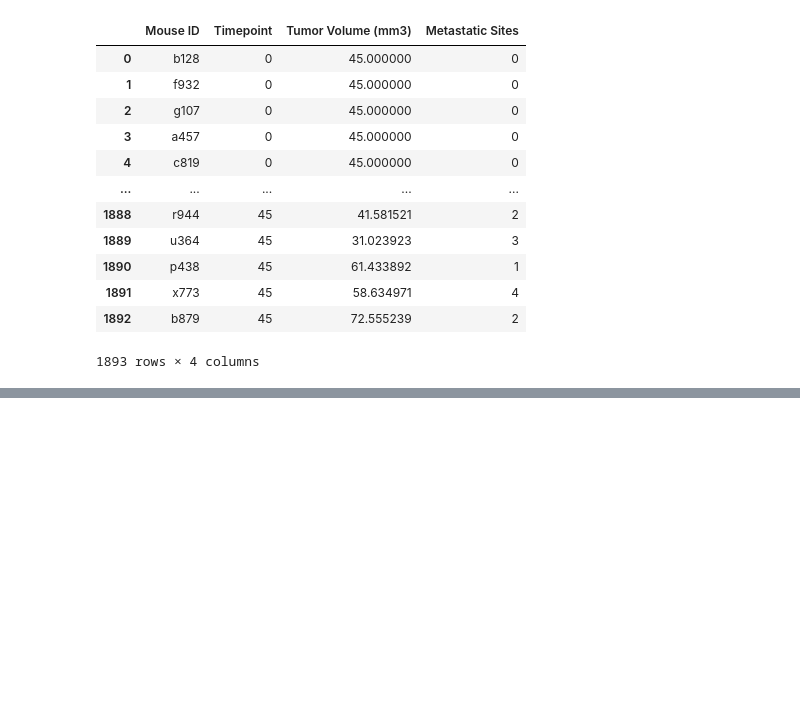
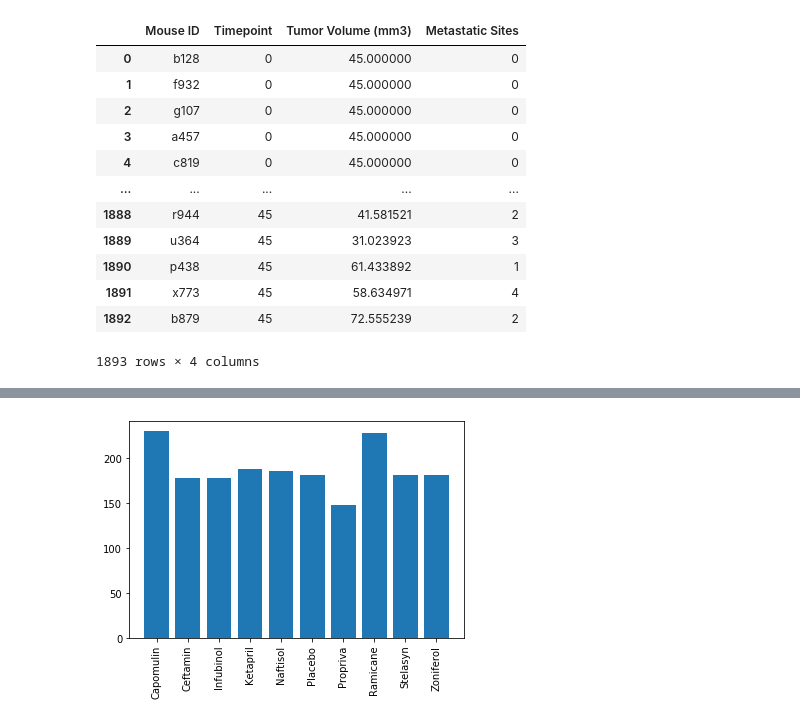
Before and after one commit to LineaFuller/Matplotlib-Challenge, a Jupyter notebook: Pymarceuticals.ipynb, the cells around one changed output, grey strips where cells are left out. Saved outputs shown, nothing was run; the diff lists cells and outputs as text; code cells hidden in the pictures; blank space fills up the shorter version.

```diff
--- a/Pymarceuticals.ipynb
+++ b/Pymarceuticals.ipynb
@@ -47,0 +154,9 @@ dtype: int64
+# %%
+# Matplotlib barchart
+x_axis = list(timepoints.index)
+y_axis = timepoints.tolist()
+plt.bar(x_axis, y_axis)
+plt.xticks(rotation=90)
+plt.show()
+# %% [output]
+[figure, added]
```
Also changed, not shown: parts of 8 cells of this notebook.
